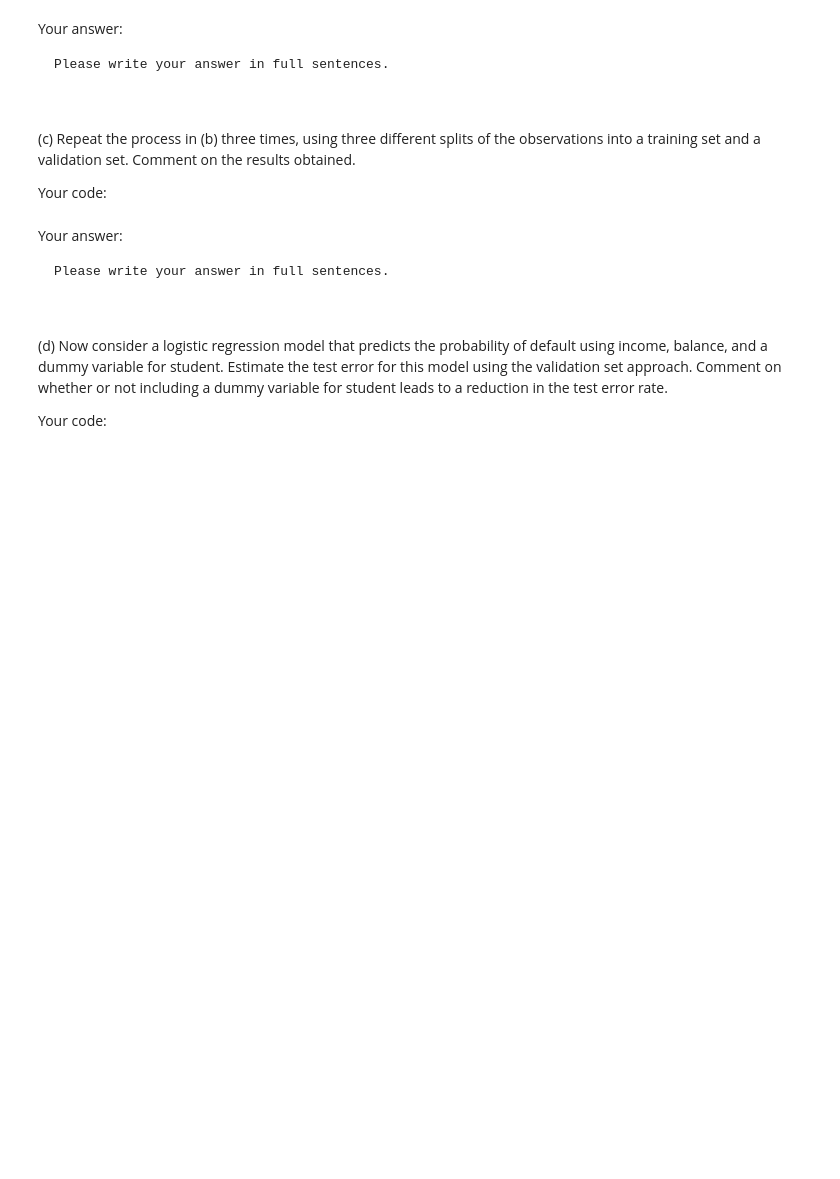
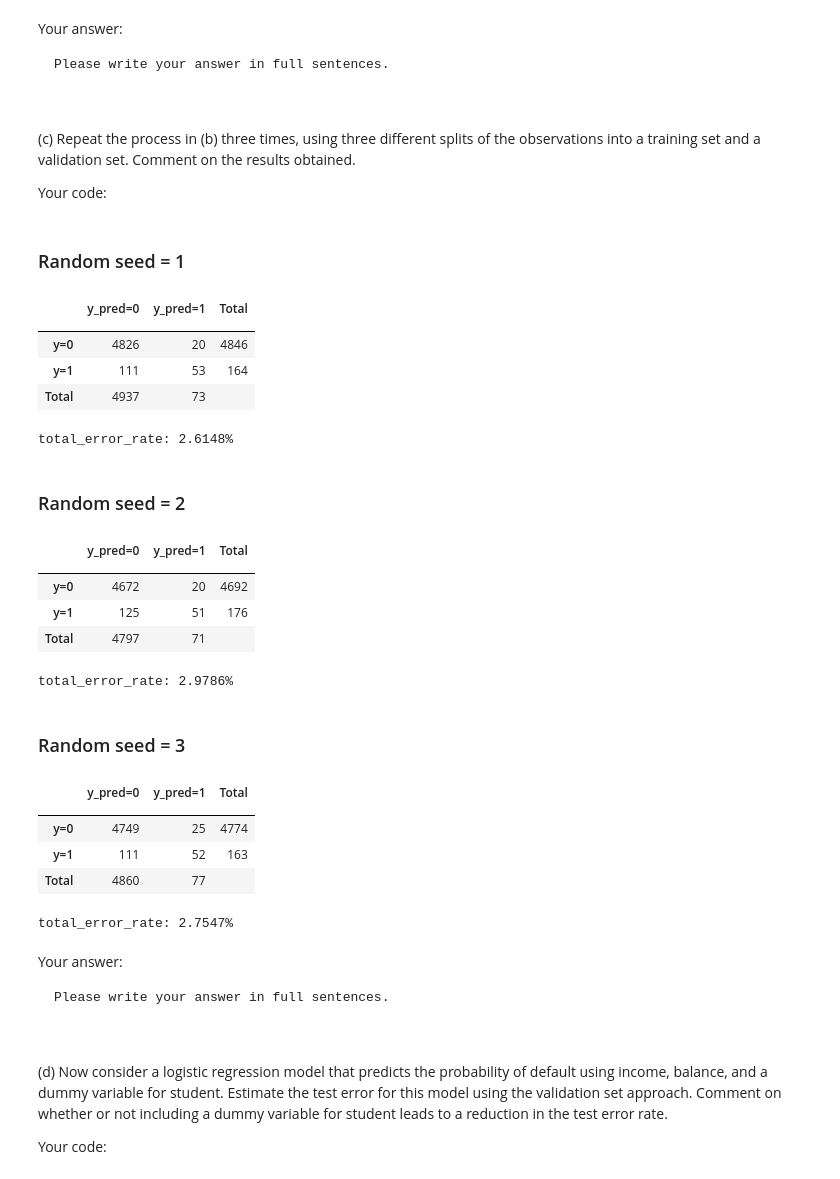
Before and after one commit to BU-MSSP-Classroom/MA679_Spring2024_02_resampling-Allenlovemia, a Jupyter notebook: Ch05_Resampling_Python.ipynb, the cells around one changed output. Cells and saved outputs as stored; diff of their text form; code cells hidden in the pictures; blank space fills up the shorter version.

```diff
--- a/Ch05_Resampling_Python.ipynb
+++ b/Ch05_Resampling_Python.ipynb
@@ -587,8 +652,11 @@ iii. Obtain a prediction of default status for each individual in the validation
 
 Your code:
 # %%
-#
-#
+X_validation = validation[['income', 'balance']]
+X_validation = sm.add_constant(X_validation, prepend=True)
+y_validation = validation['default_Yes']
+y_pred = result.predict(X_validation)
+y_pred_binary = (y_pred > 0.5).astype(int)
 # %% [markdown]
 Your answer:
 
@@ -619,9 +689,70 @@ Please write your answer in full sentences.
 
 
 Your code:
+# %%
+def confusion_table(confusion_mtx):
+    """Renders a nice confusion table with labels"""
+    confusion_df = pd.DataFrame({'y_pred=0': np.append(confusion_mtx[:, 0], confusion_mtx.sum(axis=0)[0]),
+                                 'y_pred=1': np.append(confusion_mtx[:, 1], confusion_mtx.sum(axis=0)[1]),
+                                 'Total': np.append(confusion_mtx.sum(axis=1), ''),
+                                 '': ['y=0', 'y=1', 'Total']}).set_index('')
+    return confusion_df
+
+def total_error_rate(confusion_matrix):
+    """Derive total error rate from confusion matrix"""
+    return 1 - np.trace(confusion_mtx) / np.sum(confusion_mtx)
 # %%
-#
-#
+for s in range(1,4):
+    display(HTML('<h3>Random seed = {}</h3>'.format(s)))
+    # Create index for 50% holdout set
+    np.random.seed(s)
+    train = np.random.rand(len(default_df)) < 0.5
+
+    response   = 'default_Yes'
+    predictors = ['income', 'balance']
+
+
+    X_train = np.array(default_df[train][predictors])
+    X_test  = np.array(default_df[~train][predictors])
+    y_train = np.array(default_df[train][response])
+    y_test  = np.array(default_df[~train][response])
+
+    # Logistic regression
+
+    logit       = LogisticRegression()
+    model_logit = logit.fit(X_train, y_train)
+
+    # Predict
+    y_pred = model_logit.predict(X_test)
+
+    # Analysis
+    confusion_mtx = confusion_matrix(y_test, y_pred)
+    display(confusion_table(confusion_mtx))
+
+    total_error_rate_pct = np.around(total_error_rate(confusion_mtx) * 100, 4)
+    print('total_error_rate: {}%'.format(total_error_rate_pct))
+# %% [output]
+Random seed = 1
+|  | y_pred=0 | y_pred=1 | Total |
+|  |  |  |  |
+| y=0 | 4826 | 20 | 4846 |
+| y=1 | 111 | 53 | 164 |
+| Total | 4937 | 73 |  |
+total_error_rate: 2.6148%
+Random seed = 2
+|  | y_pred=0 | y_pred=1 | Total |
+|  |  |  |  |
+| y=0 | 4672 | 20 | 4692 |
+| y=1 | 125 | 51 | 176 |
+| Total | 4797 | 71 |  |
+total_error_rate: 2.9786%
+Random seed = 3
+|  | y_pred=0 | y_pred=1 | Total |
+|  |  |  |  |
+| y=0 | 4749 | 25 | 4774 |
+| y=1 | 111 | 52 | 163 |
+| Total | 4860 | 77 |  |
+total_error_rate: 2.7547%
 # %% [markdown]
 Your answer:
 
```
Also changed, not shown: parts of 13 cells of this notebook.
